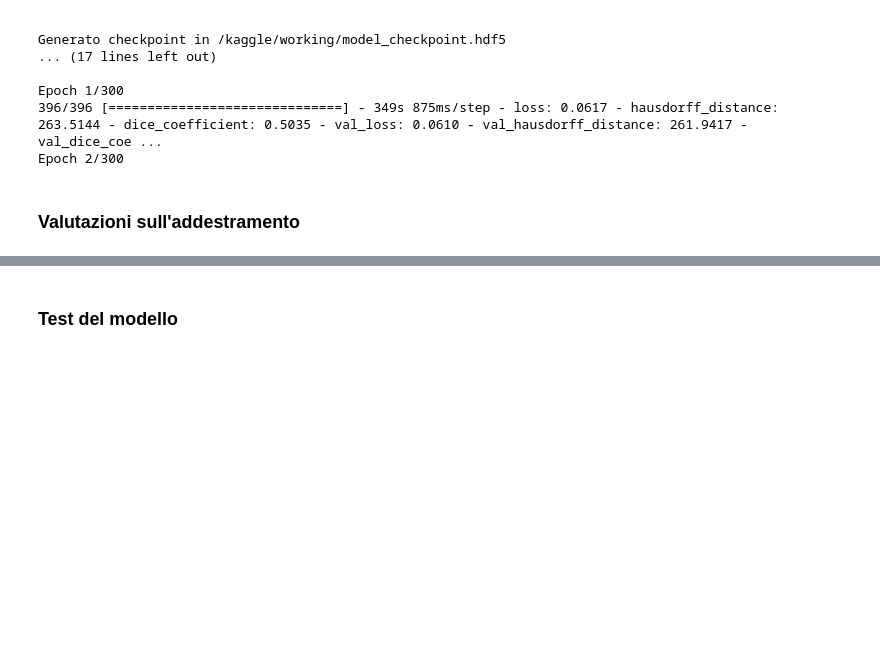
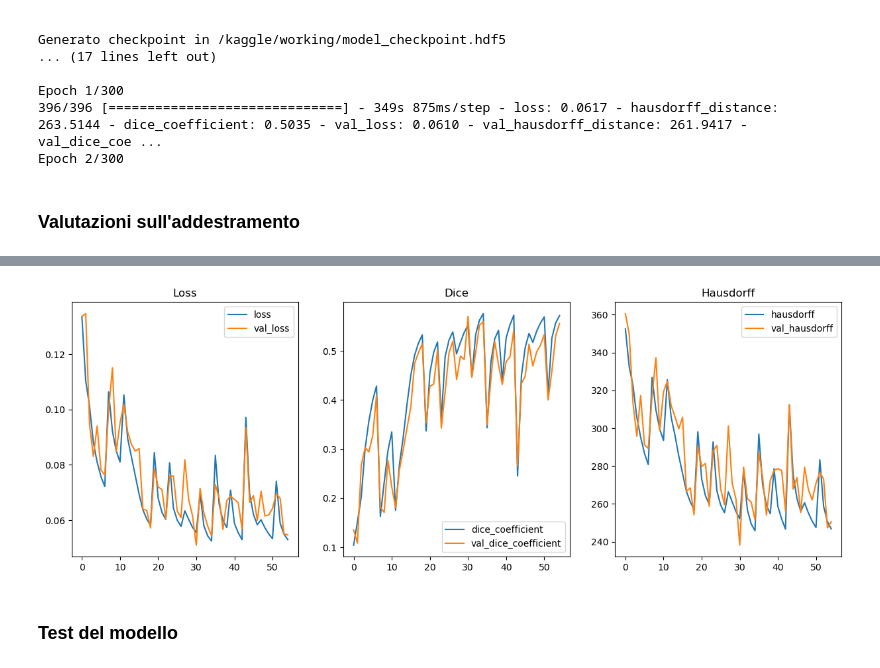
Before and after one commit to justdoit1897/BD-Image-Segmentation-Project, a Jupyter notebook: notebooks/approccio_2D.ipynb, the cells around one changed output, grey strips where cells are left out. Cells and saved outputs as stored; diff of their text form; code cells hidden in the pictures; blank space fills up the shorter version.

```diff
--- a/notebooks/approccio_2D.ipynb
+++ b/notebooks/approccio_2D.ipynb
@@ -745,0 +760,3 @@ Epoch 2/300
+# %%
+history = pd.read_csv('/kaggle/working/logs/history_log.csv')
+history.head()
@@ -746,3 +770,37 @@ Epoch 2/300
+# %%
+loss = np.array(history['loss'])
+val_loss = np.array(history['val_loss'])
+
+metr_hausdorff = np.array(history['hausdorff_distance'])
+metr_val_hausdorff = np.array(history['val_hausdorff_distance'])
+
+metr_f1_score = np.array(history['dice_coefficient'])
+metr_val_f1_score = np.array(history['val_dice_coefficient'])
+
+fig = plt.figure(figsize=(15, 5))
+
+plt.subplot(1,3,1)
+
+plt.plot(range(len(loss)), loss, label='loss')
+plt.plot(range(len(loss)), val_loss, label='val_loss')
+plt.legend()
+plt.title('Loss')
+
+plt.subplot(1,3,2)
+plt.plot(range(len(metr_f1_score)), metr_f1_score, label='dice_coefficient')
+plt.plot(range(len(metr_f1_score)), metr_val_f1_score, label='val_dice_coefficient')
+plt.legend()
+plt.title('Dice')
+
+plt.subplot(1,3,3)
+plt.plot(range(len(metr_hausdorff)), metr_hausdorff, label='hausdorff')
+plt.plot(range(len(metr_hausdorff)), metr_val_hausdorff, label='val_hausdorff')
+plt.legend()
+plt.title('Hausdorff')
+
+plt.show()
+# %% [output]
+[figure, added]
 # %% [markdown]
 ### Test del modello
 # %% [markdown]
```
Also changed, not shown: parts of 14 cells of this notebook, 3 other files.
